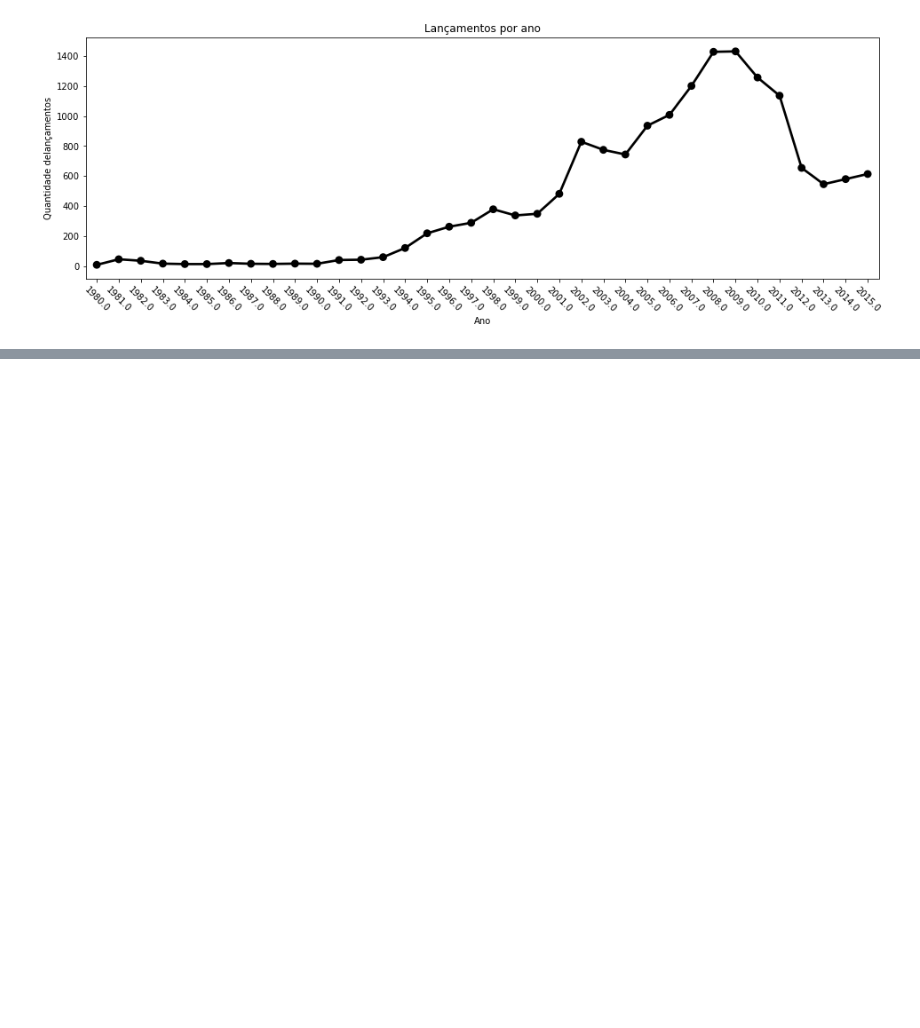
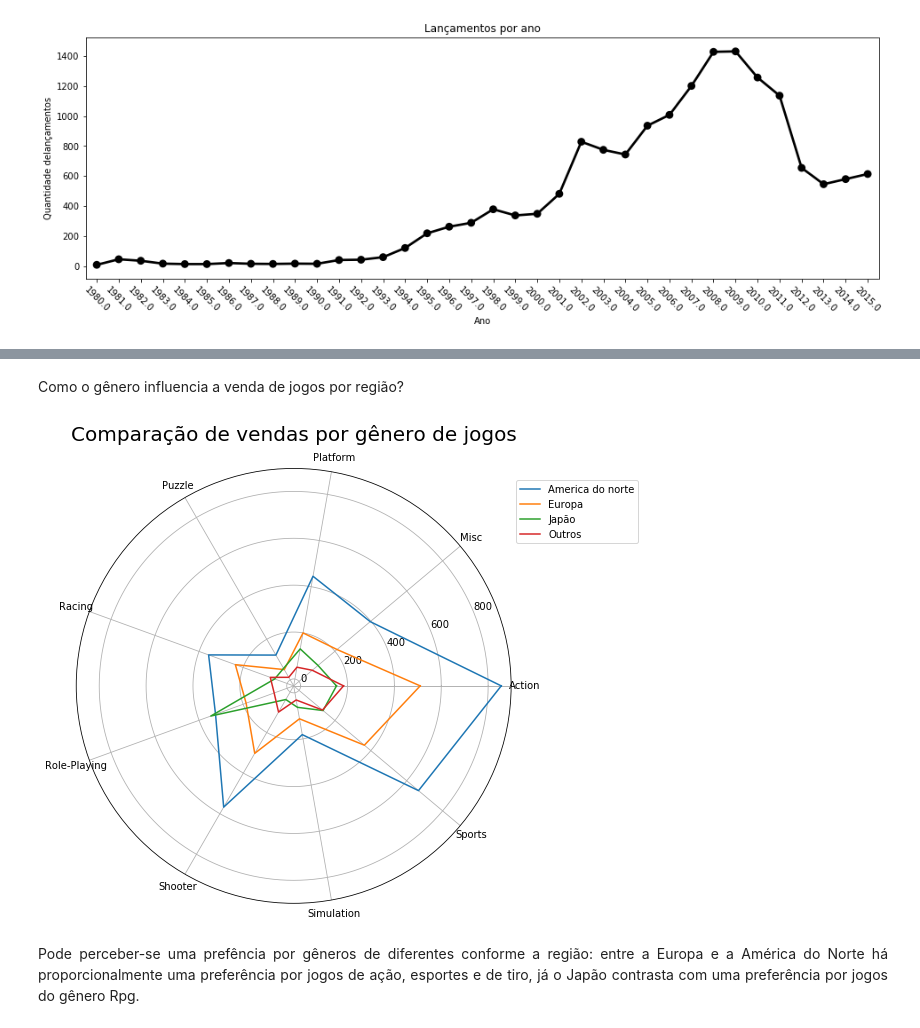
Before and after one commit to VanessaWille/visualizacao_vgsales, a Jupyter notebook: Vanessa.ipynb, the cells around one changed output, grey strips where cells are left out. Cells and saved outputs as stored; diff of their text form; code cells hidden in the pictures; blank space fills up the shorter version.

```diff
--- a/Vanessa.ipynb
+++ b/Vanessa.ipynb
@@ -242,0 +317,40 @@ plt.show()
+# %% [markdown]
+Como o gênero influencia a venda de jogos por região?
+# %%
+#Definindo as vendas de acordo com o gênero e por região
+NA_favorite_g = list(df.nlargest(10, "NA_Sales")["Genre"].unique())
+EU_favorite_g = list(df.nlargest(10, "EU_Sales")["Genre"].unique())
+JP_favorite_g = list(df.nlargest(10, "JP_Sales")["Genre"].unique())
+Other_favorite_g = list(df.nlargest(10, "Other_Sales")["Genre"].unique())
+Global_favorite_g = list(df.nlargest(10, "Global_Sales")["Genre"].unique())
+favorite_genres = list(set(NA_favorite_g+EU_favorite_g+JP_favorite_g+Other_favorite_g+Global_favorite_g))
+df_fav_genres = df.loc[df["Genre"].isin(favorite_genres)].groupby("Genre").sum()[["NA_Sales","EU_Sales","JP_Sales","Other_Sales"]]
+
+categories = list((df_fav_genres["NA_Sales"]).index)
+
+NA_sales = list(df_fav_genres["NA_Sales"])
+NA_sales += [NA_sales[0]]
+EU_Sales = list(df_fav_genres["EU_Sales"])
+EU_Sales += [EU_Sales[0]]
+JP_Sales = list(df_fav_genres["JP_Sales"])
+JP_Sales += [JP_Sales[0]]
+Other_Sales = list(df_fav_genres["Other_Sales"])
+Other_Sales += [Other_Sales[0]]
+
+label_loc = np.linspace(start=0, stop=2 * np.pi, num=len(NA_sales))
+
+#plotando o gráfico
+plt.figure(figsize=(8, 8))
+plt.subplot(polar=True)
+plt.plot(label_loc, NA_sales, label='America do norte')
+plt.plot(label_loc, EU_Sales, label='Europa')
+plt.plot(label_loc, JP_Sales, label='Japão')
+plt.plot(label_loc, Other_Sales, label='Outros')
+plt.title('Comparação de vendas por gênero de jogos', size=20)
+lines, labels = plt.thetagrids(np.degrees(label_loc), labels=categories)
+plt.legend(loc='center left', bbox_to_anchor=(1, 0.9))
+plt.show()
+# %% [output]
+[figure, added]
+# %% [markdown]
+<p style='text-align: justify;'> Pode perceber-se uma prefência por gêneros de diferentes conforme a região: entre a Europa e a América do Norte há proporcionalmente uma preferência por jogos de ação, esportes e de tiro, já o Japão contrasta com uma preferência por jogos do gênero Rpg.
```
Also changed, not shown: parts of 21 cells of this notebook.
